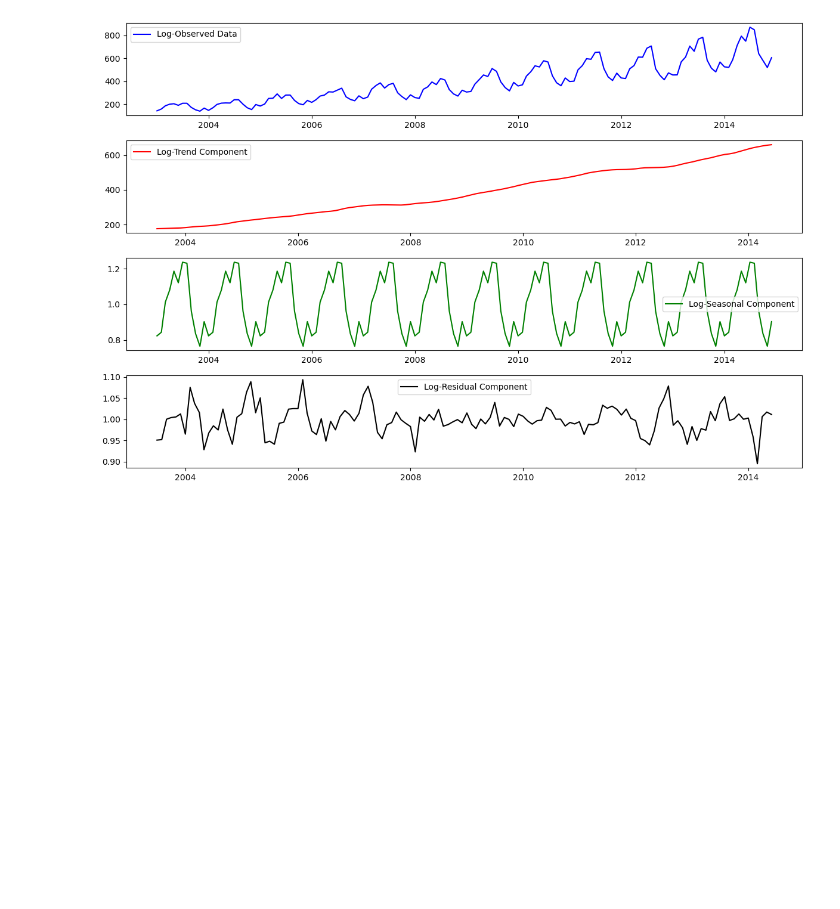
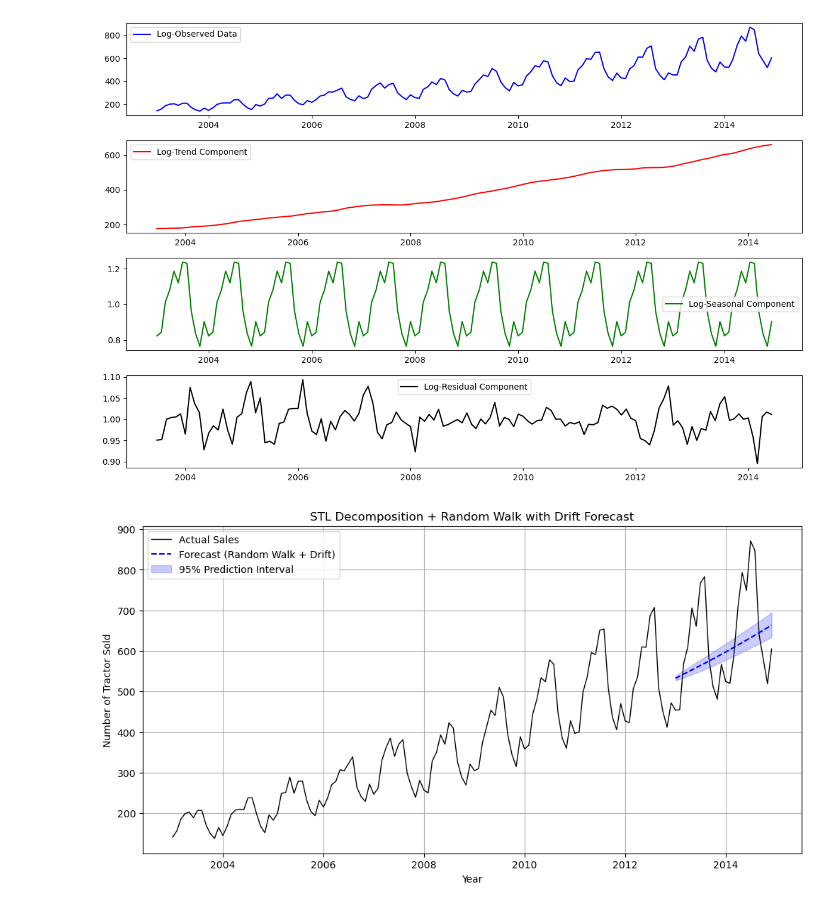
Before and after one commit to sachindhital/Tractor-Sales_time_series, a Jupyter notebook: tractor_sales.ipynb, the cells around one changed output. Drawn from its saved outputs; the diff is of its cells as text; code cells hidden in the pictures; blank space fills up the shorter version.

```diff
--- a/tractor_sales.ipynb
+++ b/tractor_sales.ipynb
@@ -411,3 +411,62 @@ plt.show()
 2003-05-01  3.273282       NaN
 Log-Multiplicative Decomposition saved as 'log_multiplicative_decomposition.csv'
 [figure]
+# %%
+train_df = df.loc["2003-01-01":"2012-12-01"]  # First 10 years (Training)
+# test_df = df.loc["2013-01-01":]  # Last 2 years (Testing)
+# %%
+train_df=train_df.drop('Month',axis=1)
+# %%
+test_df = df.loc["2013-01-01":]  # Last 2 years (Testing)
+test_df=test_df.drop('Month',axis=1)
+# %%
+
+# ✅ Apply Log Transformation
+train_df = train_df.copy()  # Avoid SettingWithCopyWarning
+train_df["Log_Tractor_Sales"] = np.log(train_df["Number of Tractor Sold"])
+
+# ✅ Apply STL Decomposition
+stl = STL(train_df["Log_Tractor_Sales"], seasonal=13)  # Seasonal window similar to R's default
+stl_result = stl.fit()
+
+# Extract trend component for forecasting
+trend_component = stl_result.trend
+
+# ✅ Fit Random Walk with Drift (ARIMA(0,1,0) with drift)
+model = ARIMA(trend_component, order=(0,1,0), trend="t")  # 't' enables drift
+model_fit = model.fit()
+
+# ✅ Forecast next 24 months (h=24 in R)
+forecast_steps = 24
+forecast = model_fit.get_forecast(steps=forecast_steps)
+forecast_mean = np.exp(forecast.predicted_mean)  # Convert forecast back to original scale
+
+# Extract confidence intervals (Upper & Lower Bounds)
+conf_int = forecast.conf_int(alpha=0.05)
+forecast_ci_lower = np.exp(conf_int.iloc[:, 0])  # First column is lower bound
+forecast_ci_upper = np.exp(conf_int.iloc[:, 1])  # Second column is upper bound
+
+# ✅ Create Forecast Date Range
+forecast_dates = pd.date_range(start=test_df.index[0], periods=forecast_steps, freq="MS")
+
+# ✅ Plot Training, Test, and Forecast Data with Confidence Intervals
+plt.figure(figsize=(12, 6))
+
+# Plot actual tractor sales
+plt.plot(df.index, df["Number of Tractor Sold"], label="Actual Sales", color="black", linewidth=1)
+
+# Plot forecasted values
+plt.plot(forecast_dates, forecast_mean, label="Forecast (Random Walk + Drift)", color="blue", linestyle="dashed")
+
+# Plot confidence intervals
+plt.fill_between(forecast_dates, forecast_ci_lower, forecast_ci_upper, color='blue', alpha=0.2, label="95% Prediction Interval")
+
+plt.title("STL Decomposition + Random Walk with Drift Forecast")
+plt.xlabel("Year")
+plt.ylabel("Number of Tractor Sold")
+plt.legend()
+plt.grid()
+
+plt.show()
+# %% [output]
+[figure, added]
```
Also changed, not shown: parts of 42 cells of this notebook, 1 other file.
